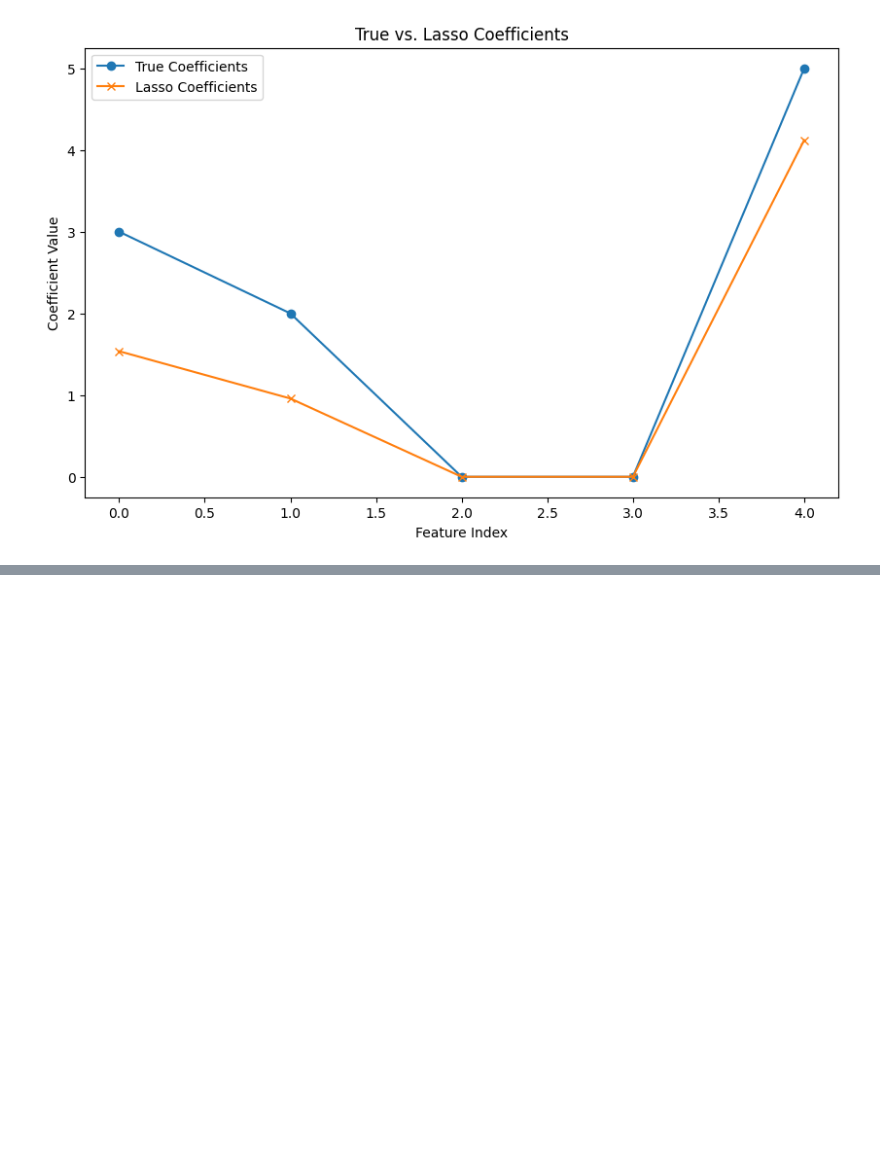
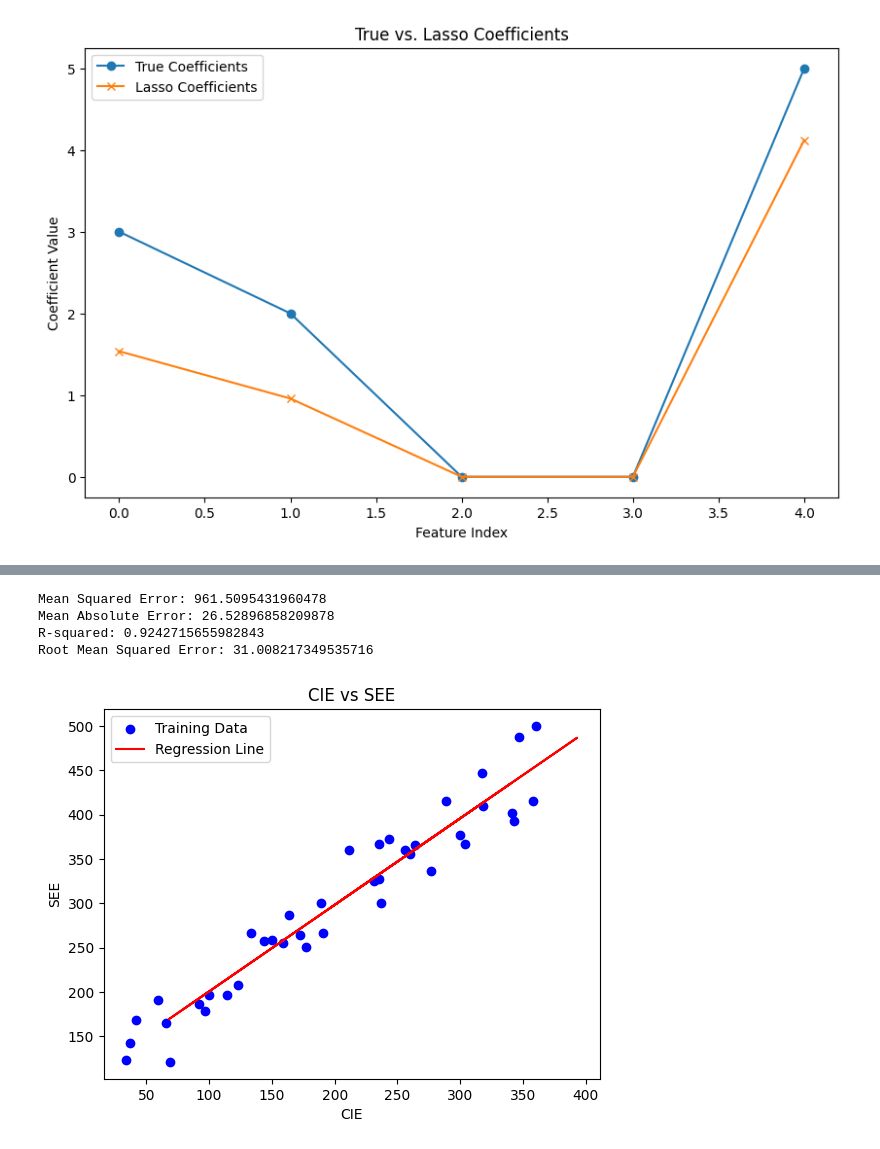
Before and after one commit to chinmayhandi/chinmay, a Jupyter notebook: AIML_Lab_Exercise.ipynb, the cells around one changed output, grey strips where cells are left out. Drawn from its saved outputs; the diff is of its cells as text; code cells hidden in the pictures; blank space fills up the shorter version.

```diff
--- a/AIML_Lab_Exercise.ipynb
+++ b/AIML_Lab_Exercise.ipynb
@@ -3736,0 +3704,5 @@ weighted avg       0.93      0.93      0.93       100
+# %%
+x=df[['CIE']]
+y=df[['SEE']]
+print("\nx\n",x)
+print("\ny\n",y)
@@ -3736,0 +3732,7 @@ weighted avg       0.93      0.93      0.93       100
+# %%
+from sklearn.model_selection import train_test_split
+x_train, x_test, y_train, y_test = train_test_split(x, y, test_size=0.2, random_state=42)
+print("\nx_train\n",x_train)
+print("\nx_test\n",x_test)
+print("\ny_train\n",y_train)
+print("\ny_test\n",y_test)
@@ -3736,0 +3757,5 @@ weighted avg       0.93      0.93      0.93       100
+# %%
+from sklearn.linear_model import LinearRegression
+lr = LinearRegression()
+lr.fit(x_train, y_train)
+print(lr)
@@ -3736,0 +3764,5 @@ weighted avg       0.93      0.93      0.93       100
+# %%
+y_pred=lr.predict(x_test)
+x_pred=lr.predict(x_train)
+print(x_pred)
+print(y_pred)
@@ -3736,0 +3787,25 @@ weighted avg       0.93      0.93      0.93       100
+# %%
+from sklearn.metrics import mean_squared_error, mean_absolute_error, r2_score
+mse=mean_squared_error(y_test, y_pred)
+mae=mean_absolute_error(y_test, y_pred)
+r2=r2_score(y_test, y_pred)
+rmse=np.sqrt(mse)
+print("Mean Squared Error:", mse)
+print("Mean Absolute Error:", mae)
+print("R-squared:", r2)
+print("Root Mean Squared Error:", rmse)
+# %% [output]
+Mean Squared Error: 961.5095431960478
+Mean Absolute Error: 26.52896858209878
+R-squared: 0.9242715655982843
+Root Mean Squared Error: 31.008217349535716
+# %%
+plt.scatter(x_train, y_train, label='Training Data', color='blue')
+plt.plot(x_test, y_pred, color='red', label='Regression Line')
+plt.xlabel('CIE')
+plt.ylabel('SEE')
+plt.title('CIE vs SEE')
+plt.legend()
+plt.show()
+# %% [output]
+[figure, added]
```
Also changed, not shown: parts of 8 cells of this notebook.
